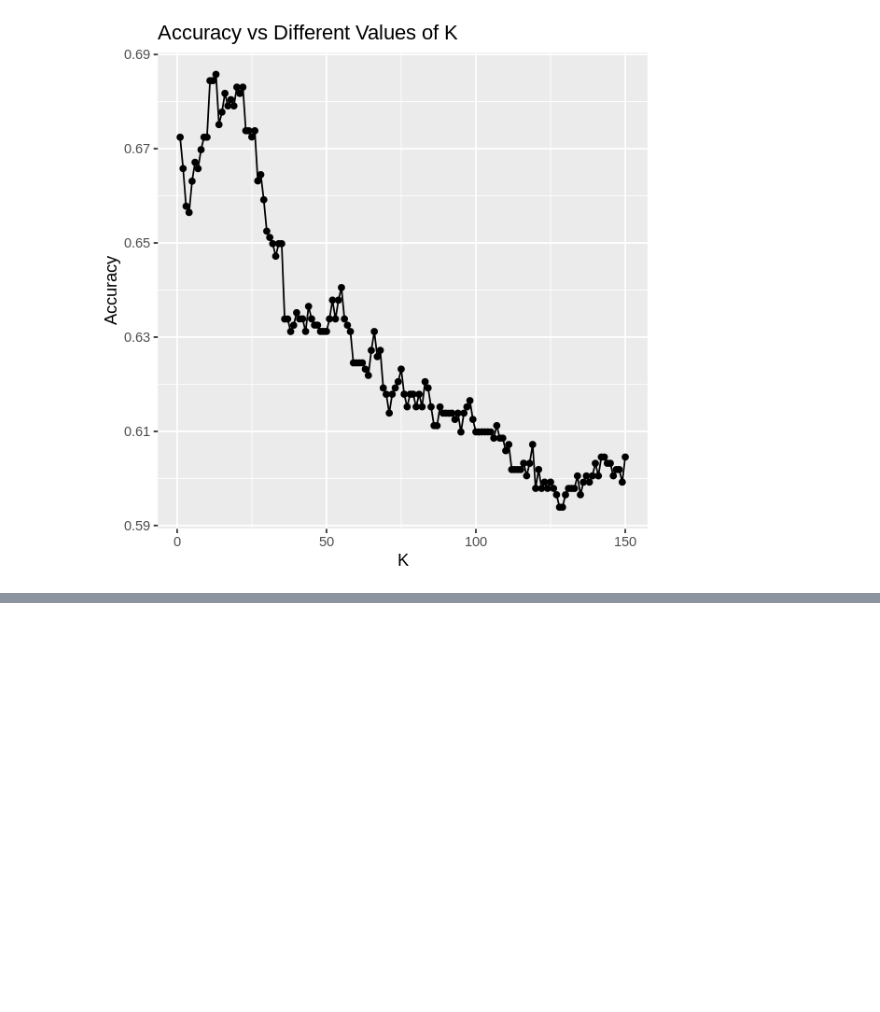
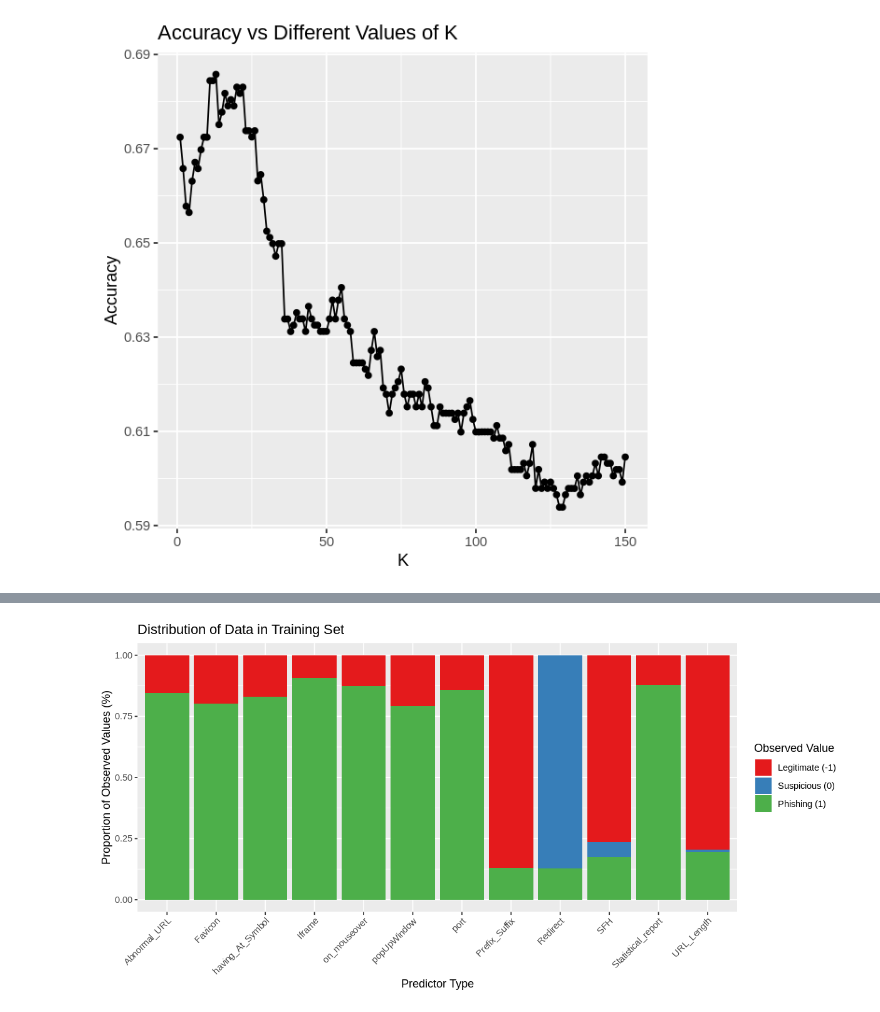
Before and after one commit to alex-dsci/DSCI100-group-proj, a Jupyter notebook: DSCI_group_notebook_training_model.ipynb, the cells around one changed output, grey strips where cells are left out. Saved outputs shown, nothing was run; the diff lists cells and outputs as text; code cells hidden in the pictures; blank space fills up the shorter version.

```diff
--- a/DSCI_group_notebook_training_model.ipynb
+++ b/DSCI_group_notebook_training_model.ipynb
@@ -48,10 +52,9 @@ phishing_columns <- c("having_IP_address",
                      "Links_pointing_to_page",
                      "Statistical_report",
                      "Result")
-# Assign and display, change result type to factor
+# Assign and display
 phishing <- "https://archive.ics.uci.edu/ml/machine-learning-databases/00327/Training%20Dataset.arff" %>%
-                read_csv(skip = 36, col_names = phishing_columns) %>%
-                mutate(Result = as.factor(Result))
+                read_csv(skip = 36, col_names = phishing_columns)
 head(phishing)
 # %% [output]
 Parsed with column specification:
@@ -203,0 +227,19 @@ Prediction -1  1
+# %%
+# make table of number observations per class to check if balanced
+
+
+summary_tidy <- training_data %>%
+                gather(key = "Column",
+                      value = "Observation",
+                      na.rm = FALSE)
+summary_tibble <- summary_tidy %>%
+                 group_by(Column,Observation) %>%
+                 summarize(count = n()) %>%
+                 as_tibble()
+(summary_tbl_predictors <- summary_tibble %>% filter(Column != "Result") %>%
+                         spread(key = Column,
+                               value = count,
+                               fill = 0))
+(summary_tbl_results <- summary_tibble %>%
+                         filter(Column == "Result") %>%
+                         select(-Column))
@@ -203,0 +261,18 @@ Prediction -1  1
+# %%
+# plot distribution of predictor variables (since mean is useless when dealing with factors)
+library(RColorBrewer)
+options(repr.plot.width = 10, repr.plot.height = 5)
+
+(predictor_dist_plot <- summary_tibble %>% filter(Column != "Result") %>%
+                     arrange(desc(str_length(Observation))) %>%
+                     ggplot(aes(x = Column, y = count/751, fill = Observation)) +
+                     geom_bar(stat = "identity") +
+                     scale_fill_brewer(palette = "Set1",
+                                        labels = c("Legitimate (-1)","Suspicious (0)","Phishing (1)")) +
+                     labs(x = "Predictor Type",
+                          y = "Proportion of Observed Values (%)",
+                         fill = "Observed Value") +
+                     theme(axis.text.x = element_text(angle = 45, hjust = 1)) +
+                     ggtitle("Distribution of Data in Training Set"))
+# %% [output]
+[figure, added]
```
Also changed, not shown: parts of 12 cells of this notebook.
